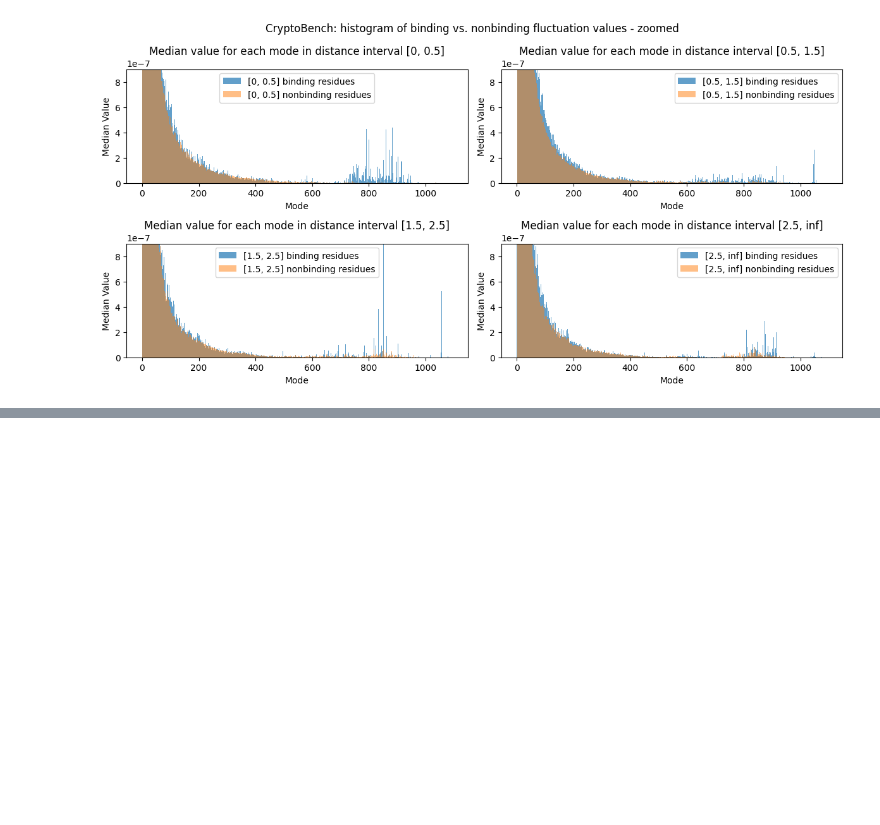
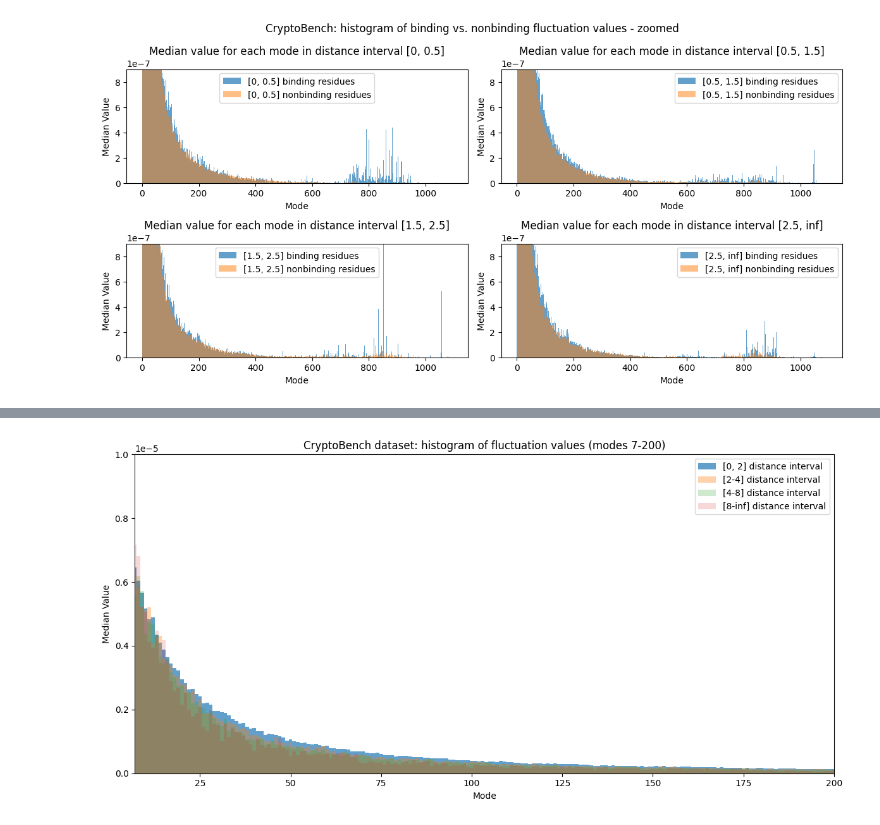
Before and after one commit to skrhakv/pocket-movement-analysis, a Jupyter notebook: src/feature-analysis/residue-distances/analysis.ipynb, the cells around one changed output, grey strips where cells are left out. Saved outputs shown, nothing was run; the diff lists cells and outputs as text; code cells hidden in the pictures; blank space fills up the shorter version.

```diff
--- a/src/feature-analysis/residue-distances/analysis.ipynb
+++ b/src/feature-analysis/residue-distances/analysis.ipynb
@@ -337,0 +363,25 @@ print_combined_barcharts(binding_binned_fluctuation_by_distance, nonbinding_binn
+# %%
+from scipy.ndimage.filters import gaussian_filter1d
+
+def combine_barcharts_over_distances(binned_fluctuation, title='', ylim=None, xlim=None):
+    plt.figure(figsize=(12, 6))
+    for i, (label1, data1) in enumerate(binned_fluctuation.items()):
+        if xlim:
+            data1 = data1[xlim[0]:]
+        # Compute median values for each position
+        plt.bar(range(0, len(data1)), data1, width=1.0, alpha=0.7 * (1 / (i + 1)), label=f'{label1} distance interval')
+        # ysmoothed = gaussian_filter1d(data1, sigma=2)
+        # plt.plot(range(0, len(data1)), ysmoothed, label=f'{label1} distance interval')
+    plt.xlabel('Mode')
+    if ylim:
+        plt.ylim(0, ylim)
+    if xlim:
+        plt.xlim(xlim[0], xlim[1])
+    plt.ylabel('Median Value')
+    plt.legend()
+    plt.title(title)
+    plt.tight_layout()
+    plt.show()
+combine_barcharts_over_distances(binned_fluctuation_by_distance_cryptobench, title='CryptoBench dataset: histogram of fluctuation values (modes 7-200)', ylim=1e-05, xlim=(7,200))
+# %% [output]
+[figure, added]
```
Also changed, not shown: parts of 8 cells of this notebook, 4 other files.
